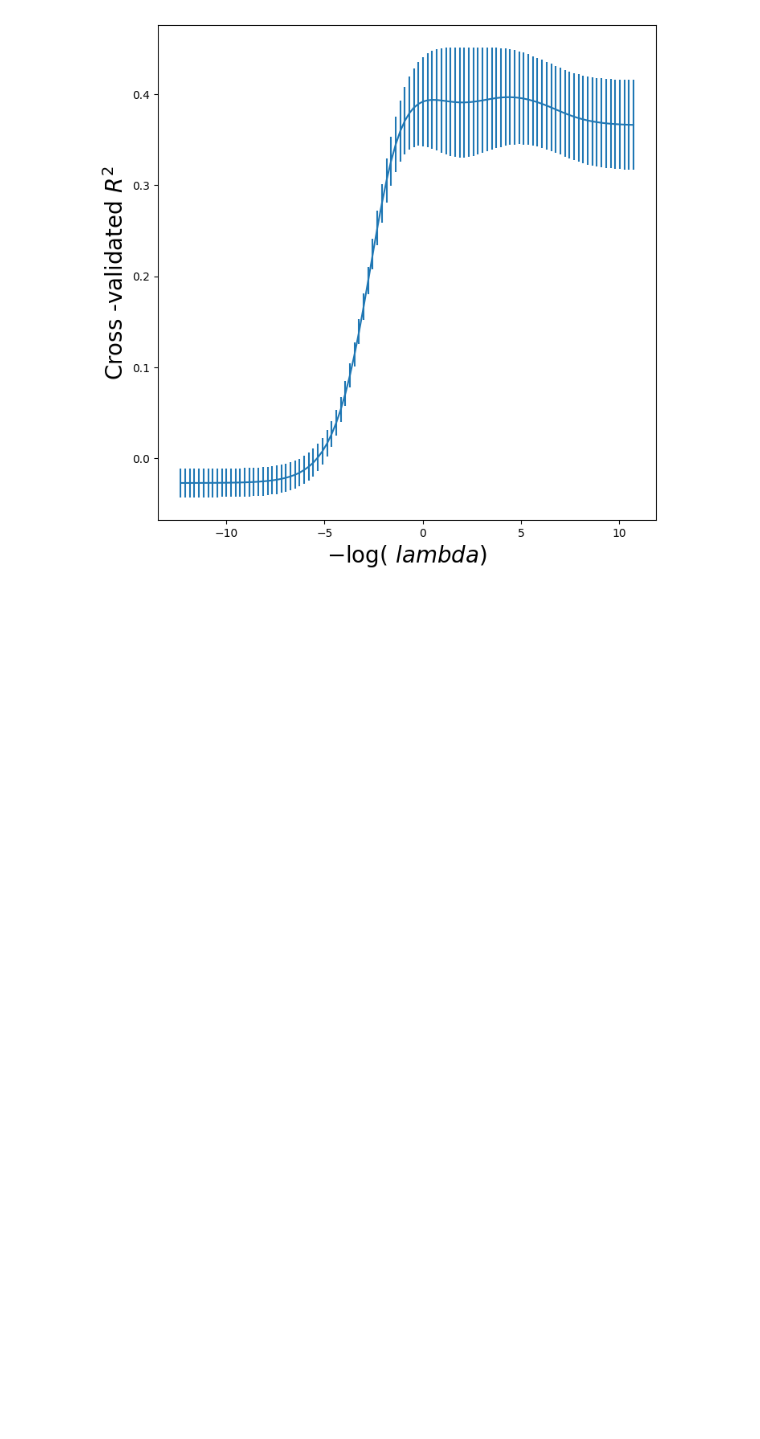
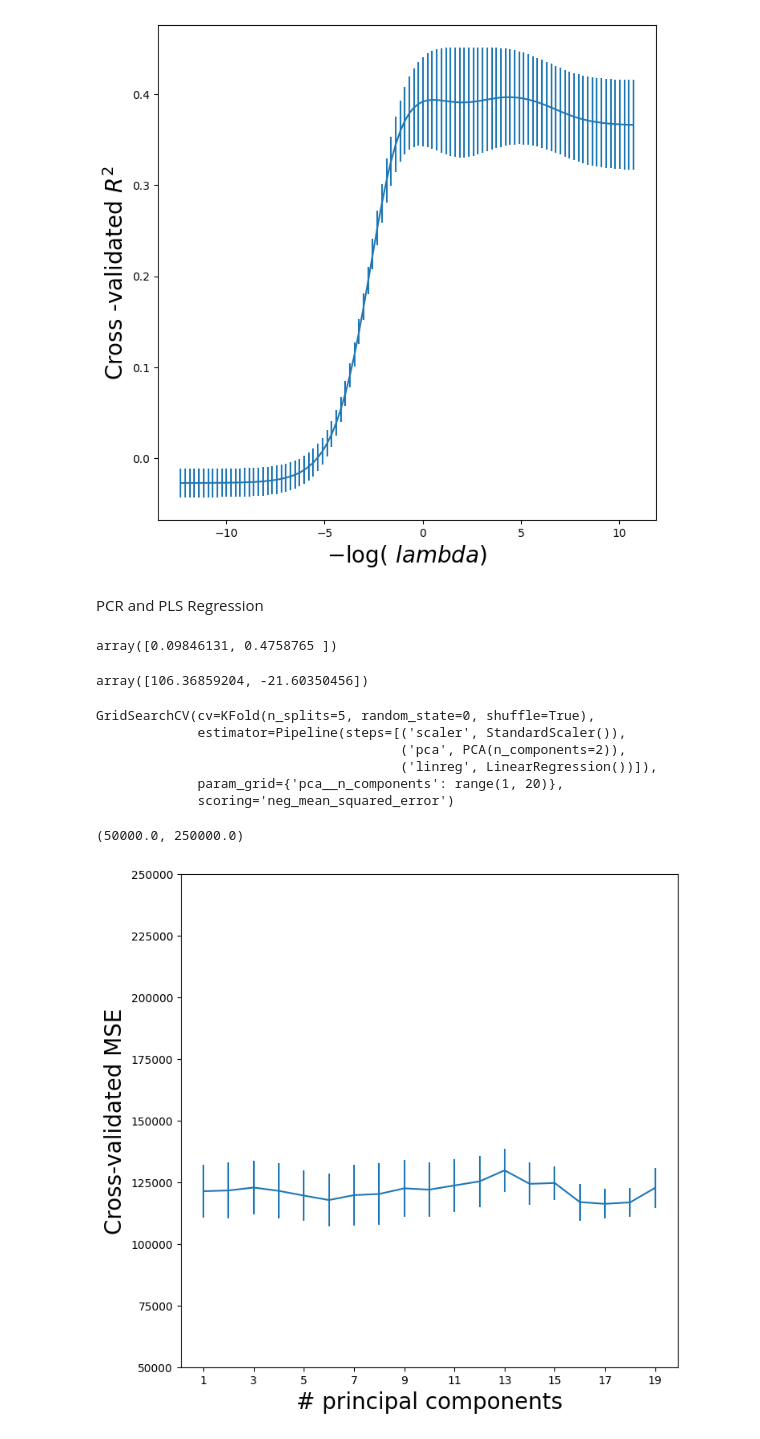
Before and after one commit to ARKA1112/ISLP_self, a Jupyter notebook: 6_Lin_model.ipynb, the cells around one changed output. Drawn from its saved outputs; the diff is of its cells as text; code cells hidden in the pictures; blank space fills up the shorter version.

```diff
--- a/6_Lin_model.ipynb
+++ b/6_Lin_model.ipynb
@@ -404,3 +404,56 @@ ax.set_ylabel('Cross -validated $R^2$', fontsize =20)
 # %% [output]
 Text(0, 0.5, 'Cross -validated $R^2$')
 [figure]
+# %% [markdown]
+PCR and PLS Regression
+# %%
+# We will use PCA to decompose the Hitters data and then use LinearRegression() to fit the regression model here.
+
+pca = PCA(n_components=2)
+linreg = skl.LinearRegression()
+pipe = Pipeline([('pca',pca), ('linreg', linreg)])
+pipe.fit(X, Y)
+pipe.named_steps['linreg'].coef_
+# %% [output]
+array([0.09846131, 0.4758765 ])
+# %%
+# When performing PCA, the results vary depending on whether the data has been standardized or not. As in the earlier examples, this can be accomplished by including an additional step in the pipeline
+
+pipe = Pipeline([('scaler', scaler),
+                 ('pca', pca),
+                 ('linreg',linreg)])
+pipe.fit(X,Y)
+pipe.named_steps['linreg'].coef_
+# %% [output]
+array([106.36859204, -21.60350456])
+# %%
+# We can of course use CV to choose the number of components, by using skm.GridSearchCV, in this case fixing the parameters to vary the n_components.
+
+param_grid = {'pca__n_components': range(1,20)}
+grid = skm.GridSearchCV(pipe,
+                        param_grid,
+                        cv=kfold,
+                        scoring='neg_mean_squared_error')
+grid.fit(X, Y)
+# %% [output]
+GridSearchCV(cv=KFold(n_splits=5, random_state=0, shuffle=True),
+             estimator=Pipeline(steps=[('scaler', StandardScaler()),
+                                       ('pca', PCA(n_components=2)),
+                                       ('linreg', LinearRegression())]),
+             param_grid={'pca__n_components': range(1, 20)},
+             scoring='neg_mean_squared_error')
+# %%
+pcr_fig, ax = subplots(figsize=(8,8))
+
+n_comp = param_grid['pca__n_components']
+ax.errorbar(n_comp,
+            -grid.cv_results_['mean_test_score'],
+            grid.cv_results_['std_test_score'] / np.sqrt(K))
+
+ax.set_ylabel('Cross-validated MSE', fontsize=20)
+ax.set_xlabel('# principal components', fontsize=20)
+ax.set_xticks(n_comp[::2])
+ax.set_ylim([50000,250000])
+# %% [output]
+(50000.0, 250000.0)
+[figure, added]
```
Also changed, not shown: parts of 6 cells of this notebook.
